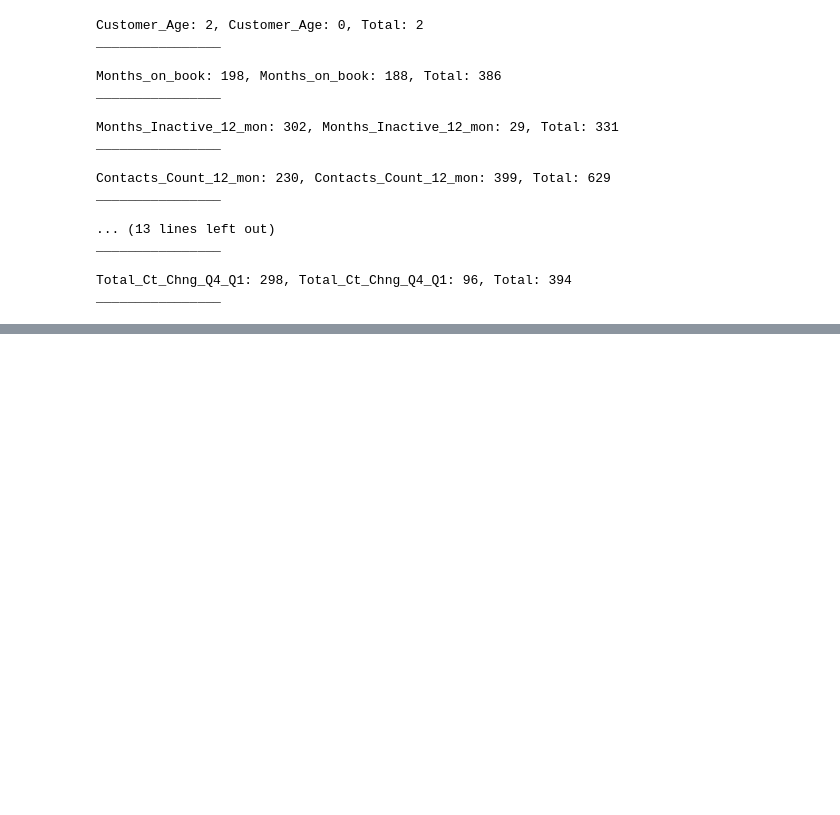
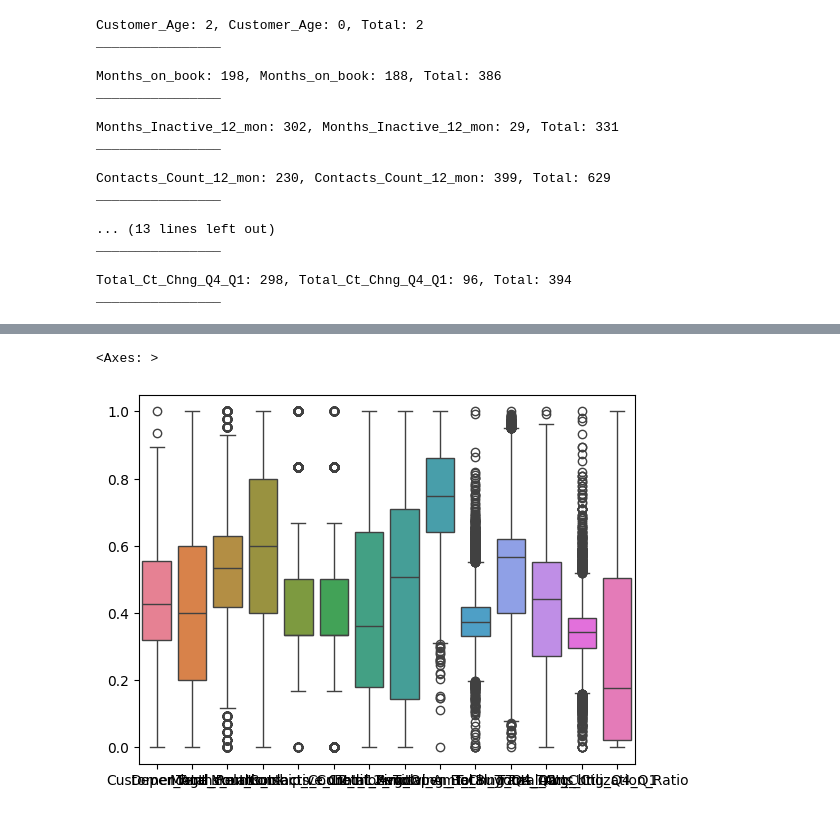
Before and after one commit to bosshussien/Bank_Customers_Analysis, a Jupyter notebook: notebook.ipynb, the cells around one changed output, grey strips where cells are left out. Cells and saved outputs as stored; diff of their text form; code cells hidden in the pictures; blank space fills up the shorter version.

```diff
--- a/notebook.ipynb
+++ b/notebook.ipynb
@@ -98,0 +197,3 @@ sns.boxplot(df["Credit_Limit"])
+# %%
+encoded_df = pd.get_dummies(cleaned_df.copy())
+encoded_df.info()
@@ -98,0 +218,8 @@ sns.boxplot(df["Credit_Limit"])
+# %%
+# lets scaling using pandas way
+numeric_df = encoded_df.select_dtypes('number')
+norm_df = (numeric_df-numeric_df.min()) / (numeric_df.max()-numeric_df.min())
+sns.boxplot(norm_df)
+# %% [output]
+<Axes: >
+[figure, added]
```
Also changed, not shown: parts of 14 cells of this notebook.
